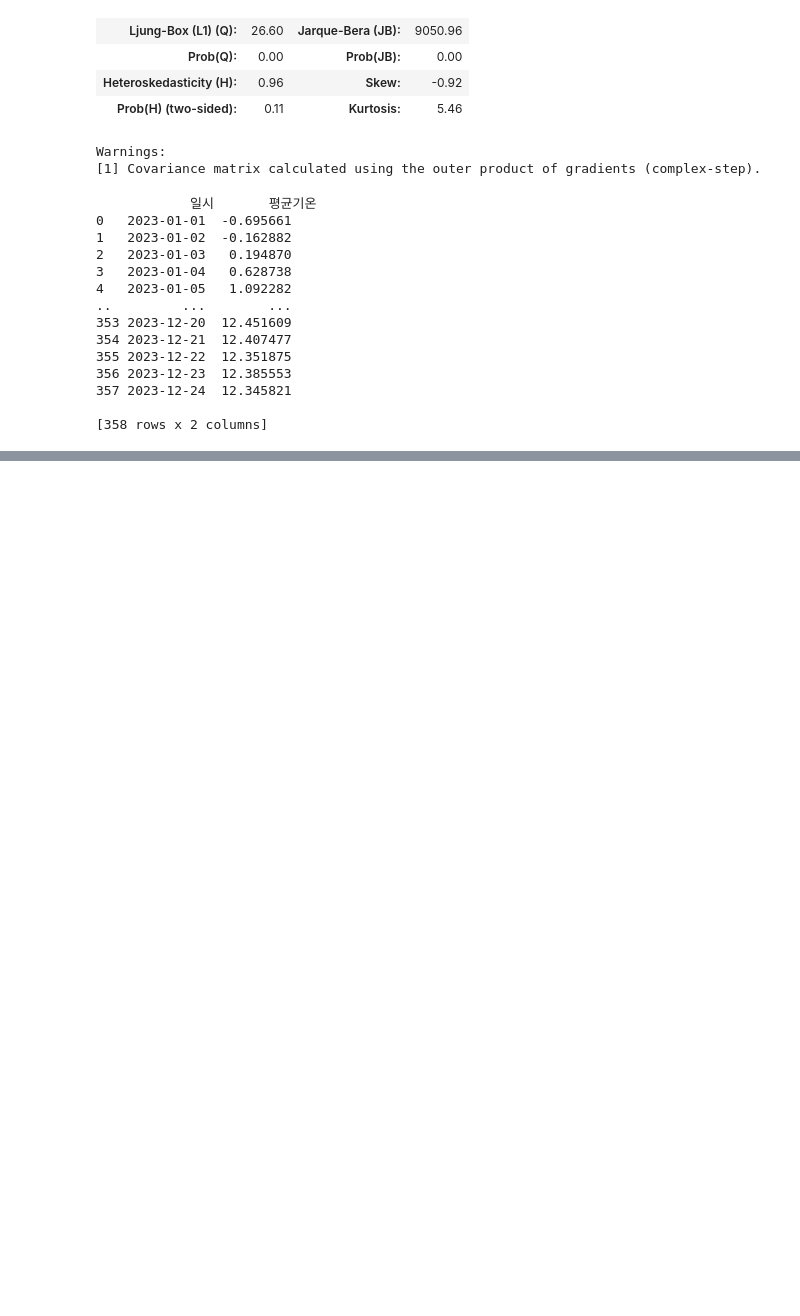
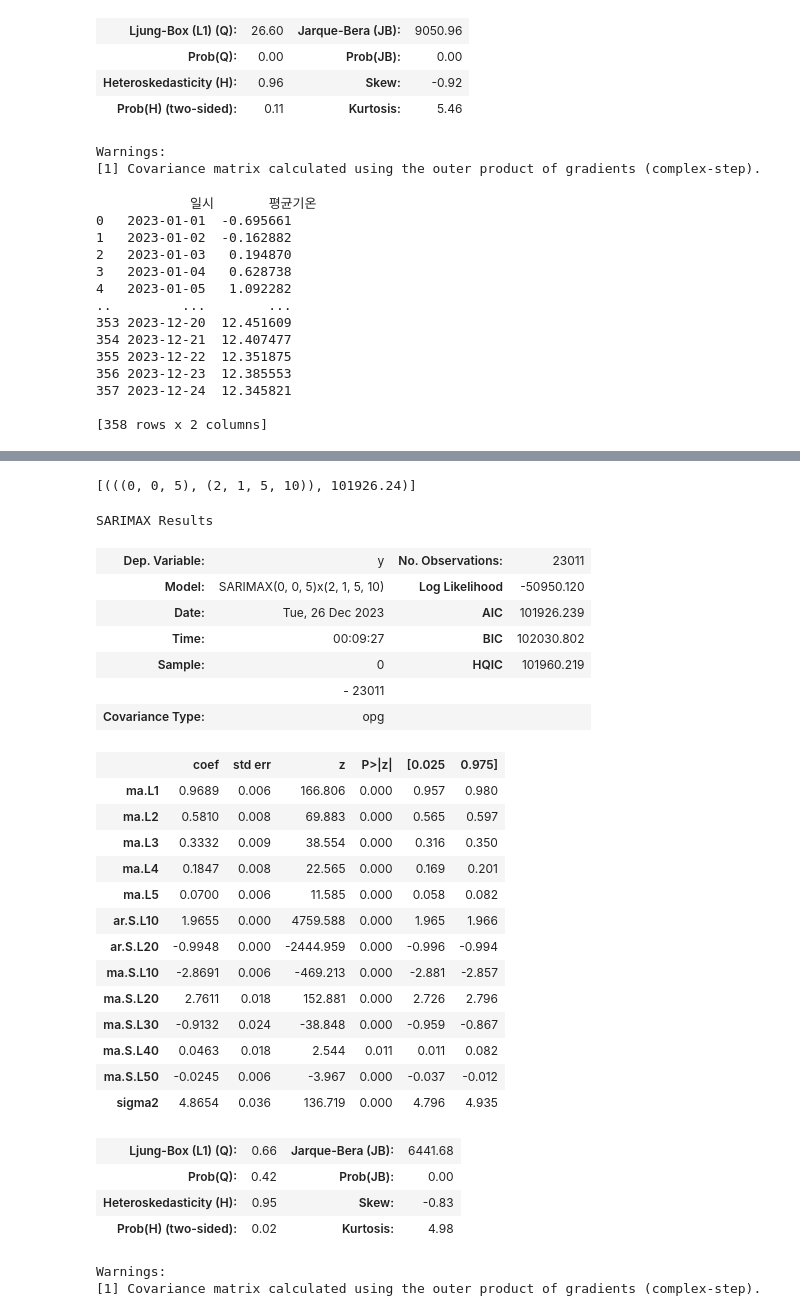
Before and after one commit to syl0702/dacon_seoul_climate, a Jupyter notebook: analysis.ipynb, the cells around one changed output, grey strips where cells are left out. Cells and saved outputs as stored; diff of their text form; code cells hidden in the pictures; blank space fills up the shorter version.

```diff
--- a/analysis.ipynb
+++ b/analysis.ipynb
@@ -408,0 +420,22 @@ forecast_df.to_csv('sub_1.csv', index=False)
+# %%
+# SARIMA 모델의 최적 하이퍼 파라미터를 탐색한다.
+# parameter search
+p = range(0, 5)
+d = range(0, 2)
+q = range(5, 6)
+pdq = list(itertools.product(p, d, q))
+seasonal_pdq = [(x[0], x[1], x[2], 10) for x in pdq]
+
+AIC = []
+params = []
+for i in pdq :
+    for j in seasonal_pdq:
+        try:
+            model = SARIMAX(df1['평균기온'].values, order=(i), seasonal_order = (j))
+            model_fit = model.fit()
+            print(f'SARIMA : {i}, {j} >> AIC : {round(model_fit.aic, 2)}')
+            AIC.append(round(model_fit.aic, 2))
+            params.append((i, j))
+        except Exception as e:
+            print(e)
+            continue
@@ -408,0 +451,40 @@ forecast_df.to_csv('sub_1.csv', index=False)
+# %%
+# optimal parameter
+optim = [(params[i], j) for i, j in enumerate(AIC) if j == min(AIC)]
+print(optim)
+# %% [output]
+[(((0, 0, 5), (2, 1, 5, 10)), 101926.24)]
+# %%
+model = SARIMAX(df1['평균기온'].values, order=optim[0][0][0], seasonal_order=optim[0][0][1])
+model_fit = model.fit()
+
+model_fit.summary()
+# %% [output]
+SARIMAX Results
+| Dep. Variable: | y | No. Observations: | 23011 |
+| Model: | SARIMAX(0, 0, 5)x(2, 1, 5, 10) | Log Likelihood | -50950.120 |
+| Date: | Tue, 26 Dec 2023 | AIC | 101926.239 |
+| Time: | 00:09:27 | BIC | 102030.802 |
+| Sample: | 0 | HQIC | 101960.219 |
+|  | - 23011 |  |  |
+| Covariance Type: | opg |  |  |
+|  | coef | std err | z | P>|z| | [0.025 | 0.975] |
+| ma.L1 | 0.9689 | 0.006 | 166.806 | 0.000 | 0.957 | 0.980 |
+| ma.L2 | 0.5810 | 0.008 | 69.883 | 0.000 | 0.565 | 0.597 |
+| ma.L3 | 0.3332 | 0.009 | 38.554 | 0.000 | 0.316 | 0.350 |
+| ma.L4 | 0.1847 | 0.008 | 22.565 | 0.000 | 0.169 | 0.201 |
+| ma.L5 | 0.0700 | 0.006 | 11.585 | 0.000 | 0.058 | 0.082 |
+| ar.S.L10 | 1.9655 | 0.000 | 4759.588 | 0.000 | 1.965 | 1.966 |
+| ar.S.L20 | -0.9948 | 0.000 | -2444.959 | 0.000 | -0.996 | -0.994 |
+| ma.S.L10 | -2.8691 | 0.006 | -469.213 | 0.000 | -2.881 | -2.857 |
+| ma.S.L20 | 2.7611 | 0.018 | 152.881 | 0.000 | 2.726 | 2.796 |
+| ma.S.L30 | -0.9132 | 0.024 | -38.848 | 0.000 | -0.959 | -0.867 |
+| ma.S.L40 | 0.0463 | 0.018 | 2.544 | 0.011 | 0.011 | 0.082 |
+| ma.S.L50 | -0.0245 | 0.006 | -3.967 | 0.000 | -0.037 | -0.012 |
+| sigma2 | 4.8654 | 0.036 | 136.719 | 0.000 | 4.796 | 4.935 |
+| Ljung-Box (L1) (Q): | 0.66 | Jarque-Bera (JB): | 6441.68 |
+| Prob(Q): | 0.42 | Prob(JB): | 0.00 |
+| Heteroskedasticity (H): | 0.95 | Skew: | -0.83 |
+| Prob(H) (two-sided): | 0.02 | Kurtosis: | 4.98 |
+Warnings:
+[1] Covariance matrix calculated using the outer product of gradients (complex-step).
```
Also changed, not shown: parts of 5 cells of this notebook, 1 other file.
